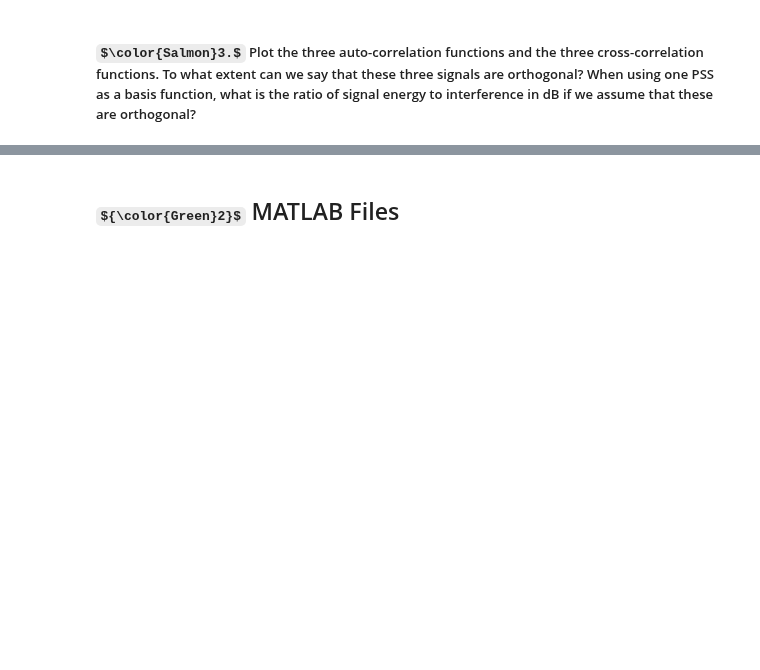
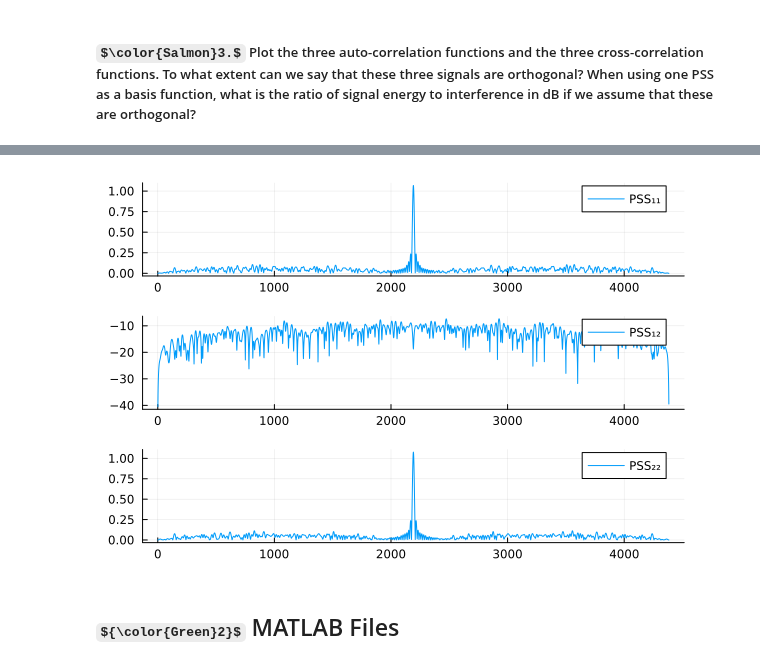
Before and after one commit to setrar/DigiCom, a Jupyter notebook: Labs/TP1/TP1-Handout.jl.ipynb, the cells around one changed output, grey strips where cells are left out. Cells and saved outputs as stored; diff of their text form; code cells hidden in the pictures; some formulas as TeX source; blank space fills up the shorter version.

```diff
--- a/Labs/TP1/TP1-Handout.jl.ipynb
+++ b/Labs/TP1/TP1-Handout.jl.ipynb
@@ -125,3 +192,13 @@ LoadError: MethodError: no method matching crosscor(::Vector{ComplexF64}, ::Vect
+# %%
+# Arrange subplots in a grid
+plot(plot_pss11
+    , plot_pss12
+    , plot_pss22
+    , layout=(3, 1)
+    , legend = :topright
+)
+# %% [output]
+[figure, added]
 # %% [markdown]
 ## ${\color{Green}2}$  MATLAB Files
 # %% [markdown]
```
Also changed, not shown: parts of 16 cells of this notebook.
